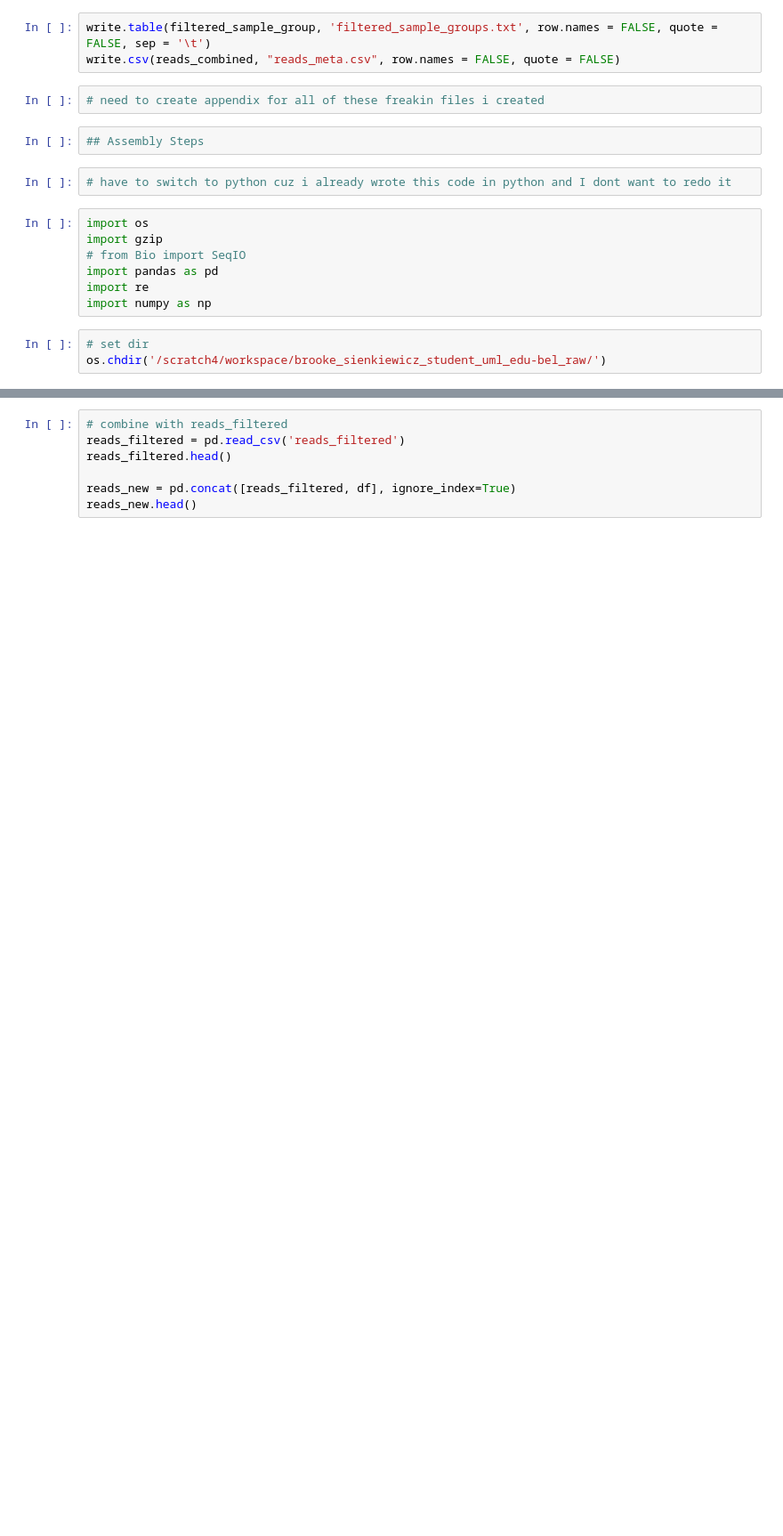
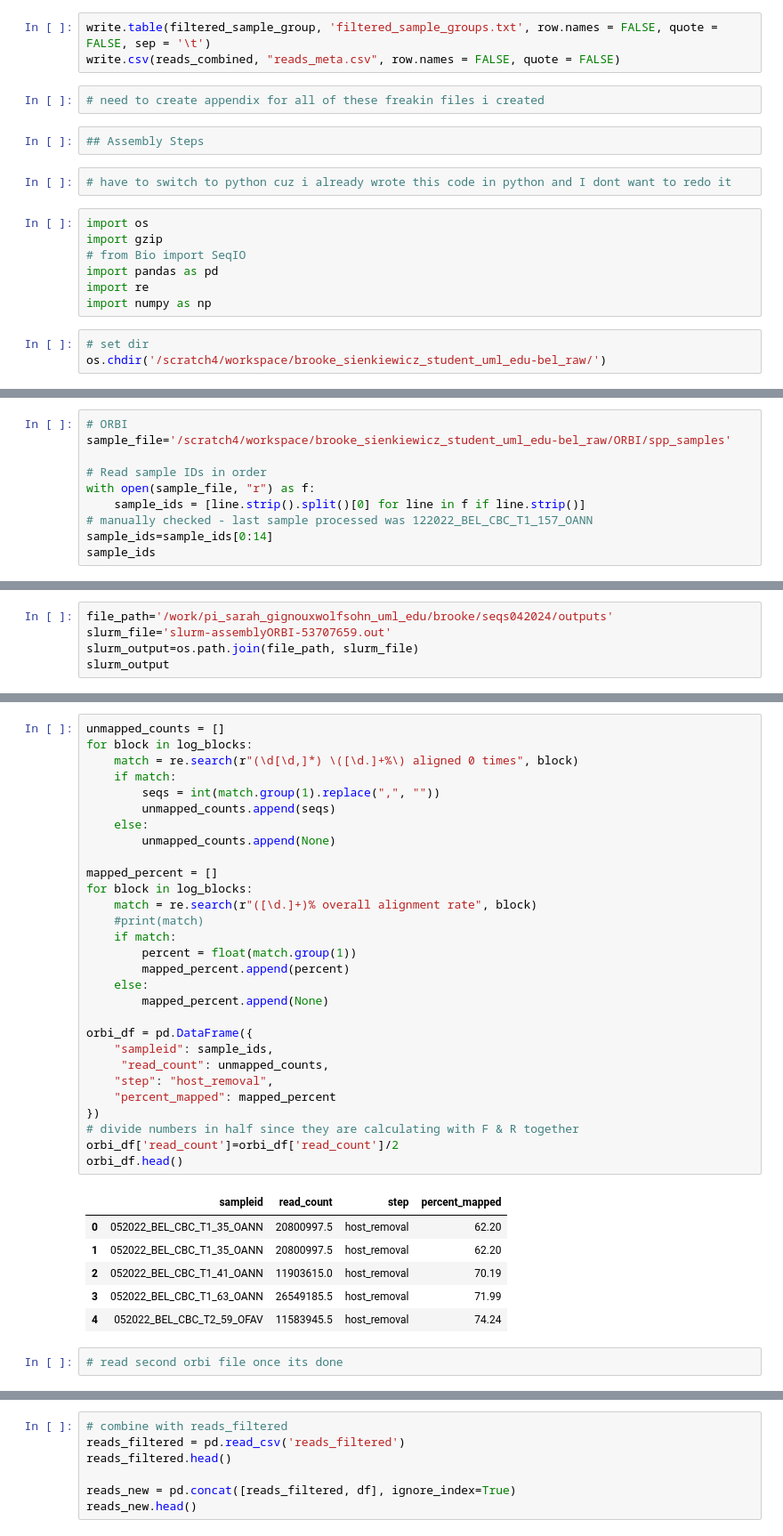
Before and after one commit to brookewicz/CBC_metagenomics, a Jupyter notebook: all_sctld/read_counts.ipynb, the cells around one changed output, grey strips where cells are left out. Shown at 89% size. Cells and saved outputs as stored; diff of their text form; blank space fills up the shorter version.

```diff
--- a/all_sctld/read_counts.ipynb
+++ b/all_sctld/read_counts.ipynb
@@ -526,0 +613,10 @@ df.head()
+# %%
+# ORBI
+sample_file='/scratch4/workspace/brooke_sienkiewicz_student_uml_edu-bel_raw/ORBI/spp_samples'
+
+# Read sample IDs in order
+with open(sample_file, "r") as f:
+    sample_ids = [line.strip().split()[0] for line in f if line.strip()]
+# manually checked - last sample processed was 122022_BEL_CBC_T1_157_OANN
+sample_ids=sample_ids[0:14]
+sample_ids
@@ -526,0 +638,5 @@ df.head()
+# %%
+file_path='/work/pi_sarah_gignouxwolfsohn_uml_edu/brooke/seqs042024/outputs'
+slurm_file='slurm-assemblyORBI-53707659.out'
+slurm_output=os.path.join(file_path, slurm_file)
+slurm_output
@@ -526,0 +661,38 @@ df.head()
+# %%
+unmapped_counts = []
+for block in log_blocks:
+    match = re.search(r"(\d[\d,]*) \([\d.]+%\) aligned 0 times", block)
+    if match:
+        seqs = int(match.group(1).replace(",", ""))
+        unmapped_counts.append(seqs)
+    else:
+        unmapped_counts.append(None)
+
+mapped_percent = []
+for block in log_blocks:
+    match = re.search(r"([\d.]+)% overall alignment rate", block)
+    #print(match)
+    if match:
+        percent = float(match.group(1))
+        mapped_percent.append(percent)
+    else:
+        mapped_percent.append(None)
+
+orbi_df = pd.DataFrame({
+    "sampleid": sample_ids,
+     "read_count": unmapped_counts,
+    "step": "host_removal",
+    "percent_mapped": mapped_percent
+})
+# divide numbers in half since they are calculating with F & R together
+orbi_df['read_count']=orbi_df['read_count']/2
+orbi_df.head()
+# %% [output]
+|  | sampleid | read_count | step | percent_mapped |
+| 0 | 052022_BEL_CBC_T1_35_OANN | 20800997.5 | host_removal | 62.20 |
+| 1 | 052022_BEL_CBC_T1_35_OANN | 20800997.5 | host_removal | 62.20 |
+| 2 | 052022_BEL_CBC_T1_41_OANN | 11903615.0 | host_removal | 70.19 |
+| 3 | 052022_BEL_CBC_T1_63_OANN | 26549185.5 | host_removal | 71.99 |
+| 4 | 052022_BEL_CBC_T2_59_OFAV | 11583945.5 | host_removal | 74.24 |
+# %%
+# read second orbi file once its done
```
Also changed, not shown: parts of 16 cells of this notebook.
